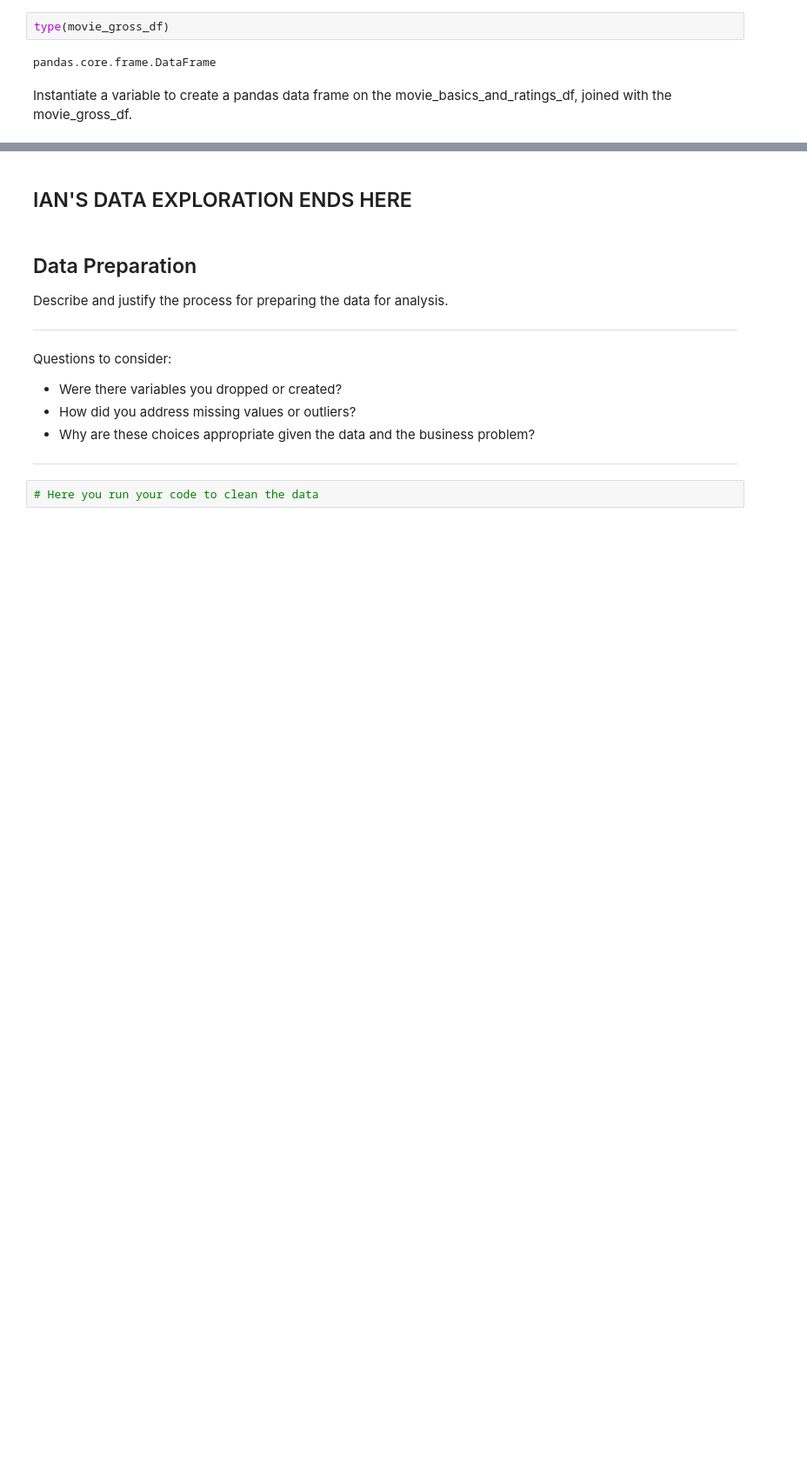
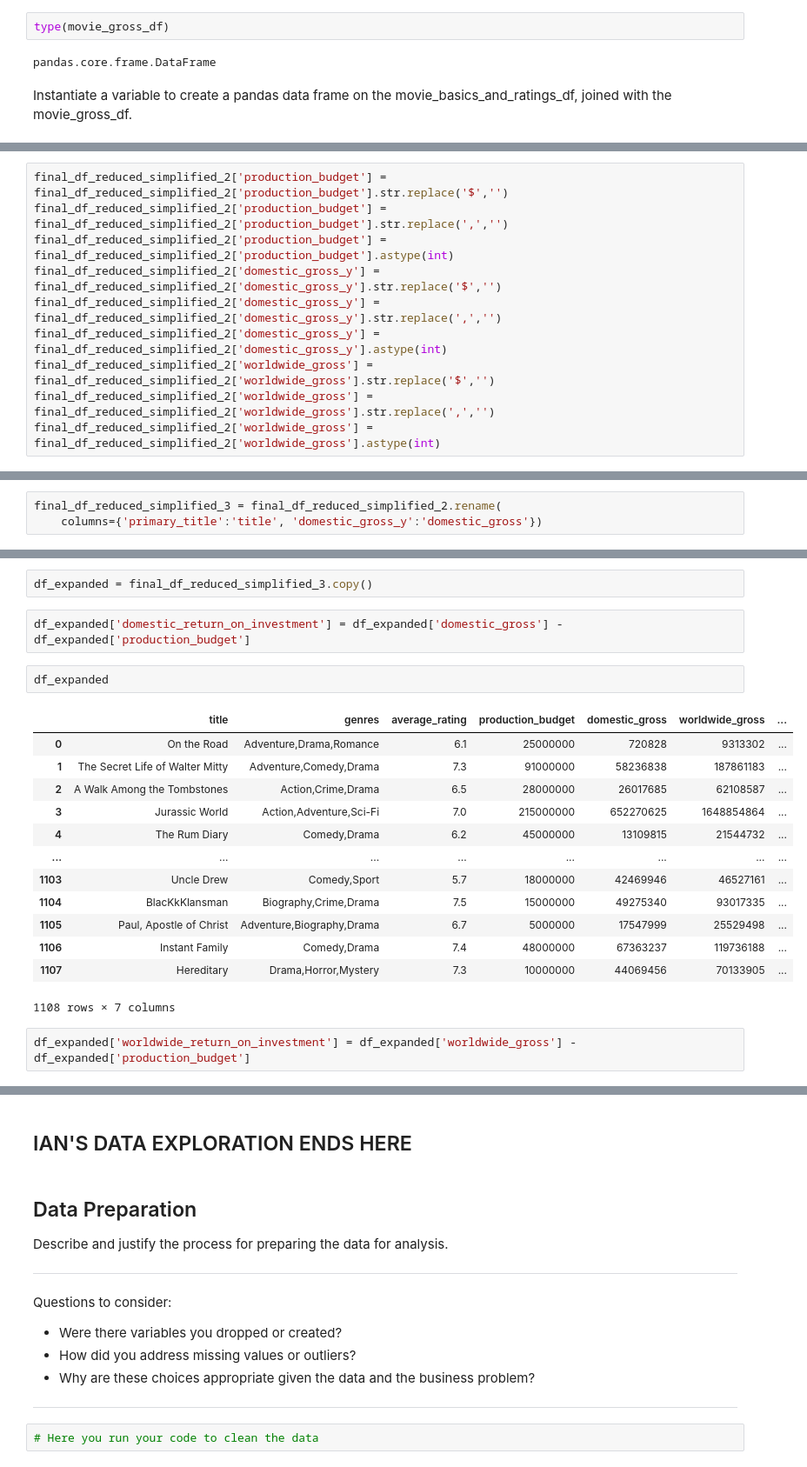
Before and after one commit to learn-co-curriculum/dsc-project-template, a Jupyter notebook: dsc-phase1-project-template.ipynb, the cells around one changed output, grey strips where cells are left out. Shown at 87% size. Drawn from its saved outputs; the diff is of its cells as text; blank space fills up the shorter version.

```diff
--- a/dsc-phase1-project-template.ipynb
+++ b/dsc-phase1-project-template.ipynb
@@ -567,0 +892,10 @@ Name: primary_title, Length: 2598, dtype: int64
+# %%
+final_df_reduced_simplified_2['production_budget'] = final_df_reduced_simplified_2['production_budget'].str.replace('$','')
+final_df_reduced_simplified_2['production_budget'] = final_df_reduced_simplified_2['production_budget'].str.replace(',','')
+final_df_reduced_simplified_2['production_budget'] = final_df_reduced_simplified_2['production_budget'].astype(int)
+final_df_reduced_simplified_2['domestic_gross_y'] = final_df_reduced_simplified_2['domestic_gross_y'].str.replace('$','')
+final_df_reduced_simplified_2['domestic_gross_y'] = final_df_reduced_simplified_2['domestic_gross_y'].str.replace(',','')
+final_df_reduced_simplified_2['domestic_gross_y'] = final_df_reduced_simplified_2['domestic_gross_y'].astype(int)
+final_df_reduced_simplified_2['worldwide_gross'] = final_df_reduced_simplified_2['worldwide_gross'].str.replace('$','')
+final_df_reduced_simplified_2['worldwide_gross'] = final_df_reduced_simplified_2['worldwide_gross'].str.replace(',','')
+final_df_reduced_simplified_2['worldwide_gross'] = final_df_reduced_simplified_2['worldwide_gross'].astype(int)
@@ -567,0 +936,3 @@ Name: primary_title, Length: 2598, dtype: int64
+# %%
+final_df_reduced_simplified_3 = final_df_reduced_simplified_2.rename(
+    columns={'primary_title':'title', 'domestic_gross_y':'domestic_gross'})
@@ -567,0 +955,22 @@ Name: primary_title, Length: 2598, dtype: int64
+# %%
+df_expanded = final_df_reduced_simplified_3.copy()
+# %%
+df_expanded['domestic_return_on_investment'] = df_expanded['domestic_gross'] - df_expanded['production_budget']
+# %%
+df_expanded
+# %% [output]
+|  | title | genres | average_rating | production_budget | domestic_gross | worldwide_gross | ... |
+| 0 | On the Road | Adventure,Drama,Romance | 6.1 | 25000000 | 720828 | 9313302 | ... |
+| 1 | The Secret Life of Walter Mitty | Adventure,Comedy,Drama | 7.3 | 91000000 | 58236838 | 187861183 | ... |
+| 2 | A Walk Among the Tombstones | Action,Crime,Drama | 6.5 | 28000000 | 26017685 | 62108587 | ... |
+| 3 | Jurassic World | Action,Adventure,Sci-Fi | 7.0 | 215000000 | 652270625 | 1648854864 | ... |
+| 4 | The Rum Diary | Comedy,Drama | 6.2 | 45000000 | 13109815 | 21544732 | ... |
+| ... | ... | ... | ... | ... | ... | ... | ... |
+| 1103 | Uncle Drew | Comedy,Sport | 5.7 | 18000000 | 42469946 | 46527161 | ... |
+| 1104 | BlacKkKlansman | Biography,Crime,Drama | 7.5 | 15000000 | 49275340 | 93017335 | ... |
+| 1105 | Paul, Apostle of Christ | Adventure,Biography,Drama | 6.7 | 5000000 | 17547999 | 25529498 | ... |
+| 1106 | Instant Family | Comedy,Drama | 7.4 | 48000000 | 67363237 | 119736188 | ... |
+| 1107 | Hereditary | Drama,Horror,Mystery | 7.3 | 10000000 | 44069456 | 70133905 | ... |
+1108 rows × 7 columns
+# %%
+df_expanded['worldwide_return_on_investment'] = df_expanded['worldwide_gross'] - df_expanded['production_budget']
```
Also changed, not shown: parts of 106 cells of this notebook.
